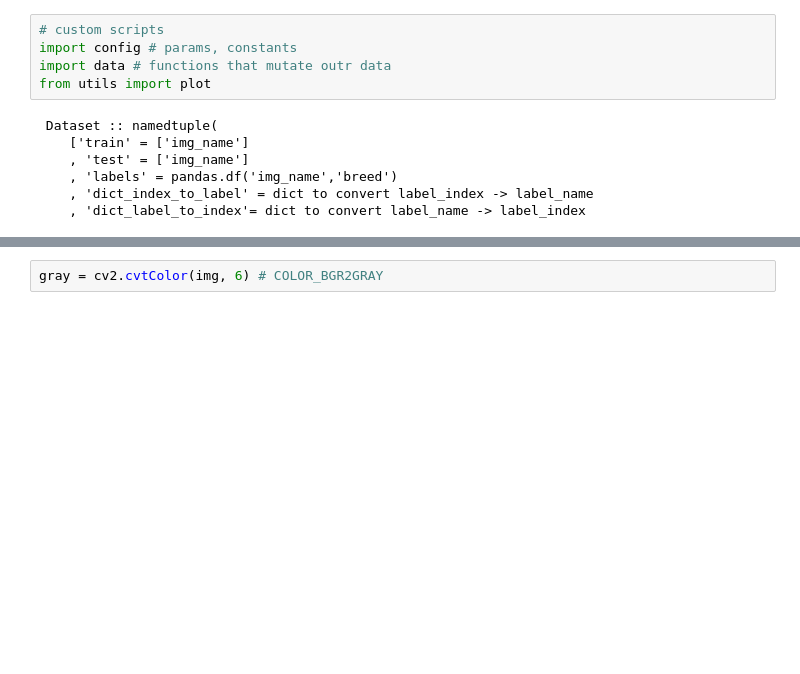
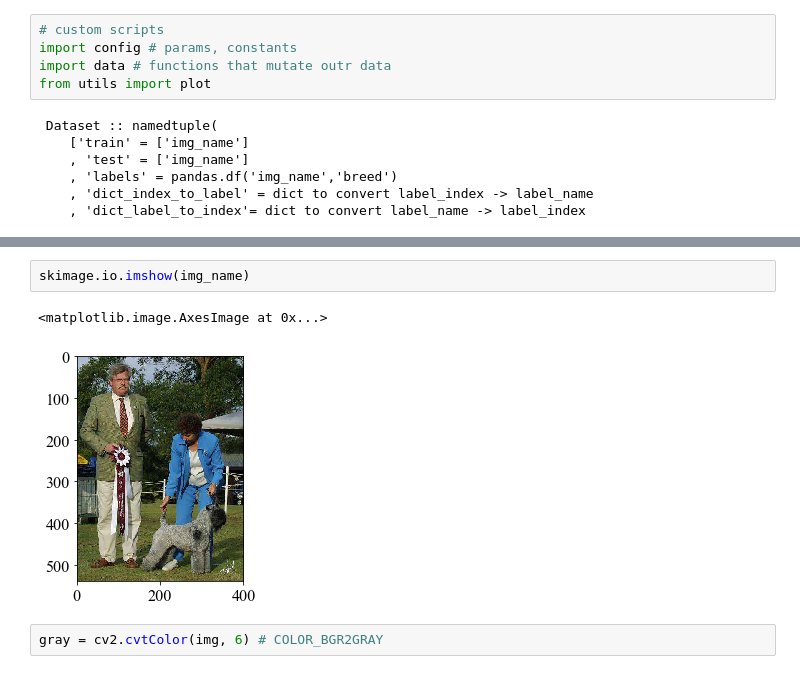
Before and after one commit to voschezang/trash-image-classification, a Jupyter notebook: src/face-recognition.ipynb, the cells around one changed output, grey strips where cells are left out. Cells and saved outputs as stored; diff of their text form; blank space fills up the shorter version.

```diff
--- a/src/face-recognition.ipynb
+++ b/src/face-recognition.ipynb
@@ -84,2 +70,7 @@ numpy.ndarray
+# %%
+skimage.io.imshow(img_name)
+# %% [output]
+<matplotlib.image.AxesImage at 0x...>
+[figure, added]
 # %%
 gray = cv2.cvtColor(img, 6) # COLOR_BGR2GRAY
```
Also changed, not shown: parts of 15 cells of this notebook, 1 other file.
